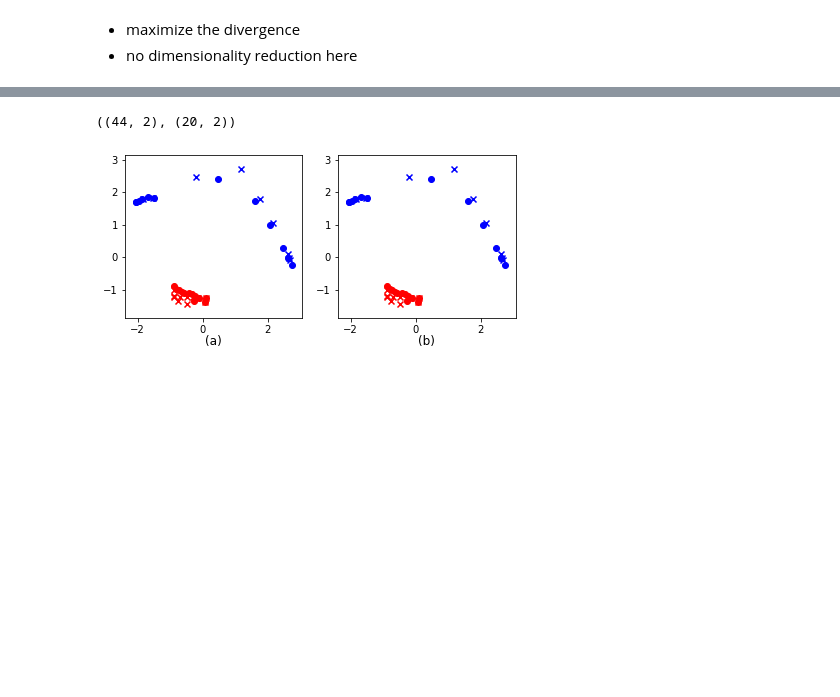
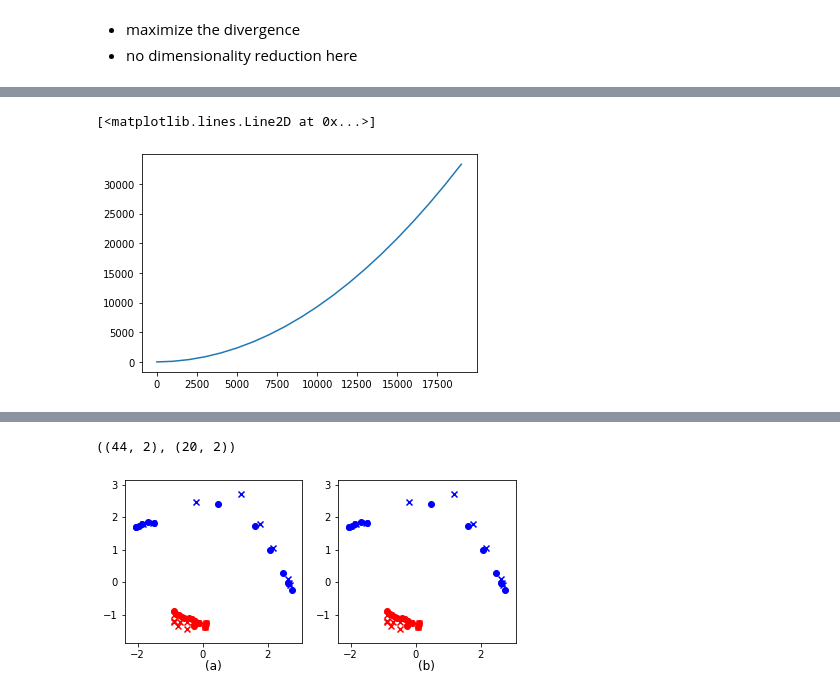
Before and after one commit to shams-sam/PrivacyGANs, a Jupyter notebook: notebooks/06. InterpretationTrialCircularDataset.ipynb, the cells around one changed output, grey strips where cells are left out. Cells and saved outputs as stored; diff of their text form; code cells hidden in the pictures; blank space fills up the shorter version.

```diff
--- a/notebooks/06. InterpretationTrialCircularDataset.ipynb
+++ b/notebooks/06. InterpretationTrialCircularDataset.ipynb
@@ -485,3 +366,25 @@ def train_privacy_gan(encoding_dimension, alpha, lr_encd, lr_ally, lr_advr, n_it
 # %% [markdown]
 - maximize the divergence
 - no dimensionality reduction here
+# %%
+encoding_dim = []
+model_size = []
+for dim in range(2, 20000, 1000):
+    alpha = 1
+    lr_encd = 0.001
+    lr_ally = 0.0001
+    lr_advr = 0.0001
+    n_iter_gan = 1
+    d_reps = 1
+
+    # alpha = 0.5
+    # lr_encd = 0.01
+    # lr_ally = 0.001
+    # lr_advr = 0.0001
+    # n_iter_gan = 5001
+    # d_reps = 2
+
+
+    encoder = train_privacy_gan(alpha, dim, lr_encd, lr_ally, lr_advr, n_iter_gan, d_reps, plot=True, debug=True)
+    encoding_dim.append(dim)
+    model_size.append(encoder)
@@ -487,0 +412,5 @@ def train_privacy_gan(encoding_dimension, alpha, lr_encd, lr_ally, lr_advr, n_it
+# %%
+plt.plot(encoding_dim, model_size)
+# %% [output]
+[<matplotlib.lines.Line2D at 0x...>]
+[figure, added]
```
Also changed, not shown: parts of 24 cells of this notebook, 28 other files.
